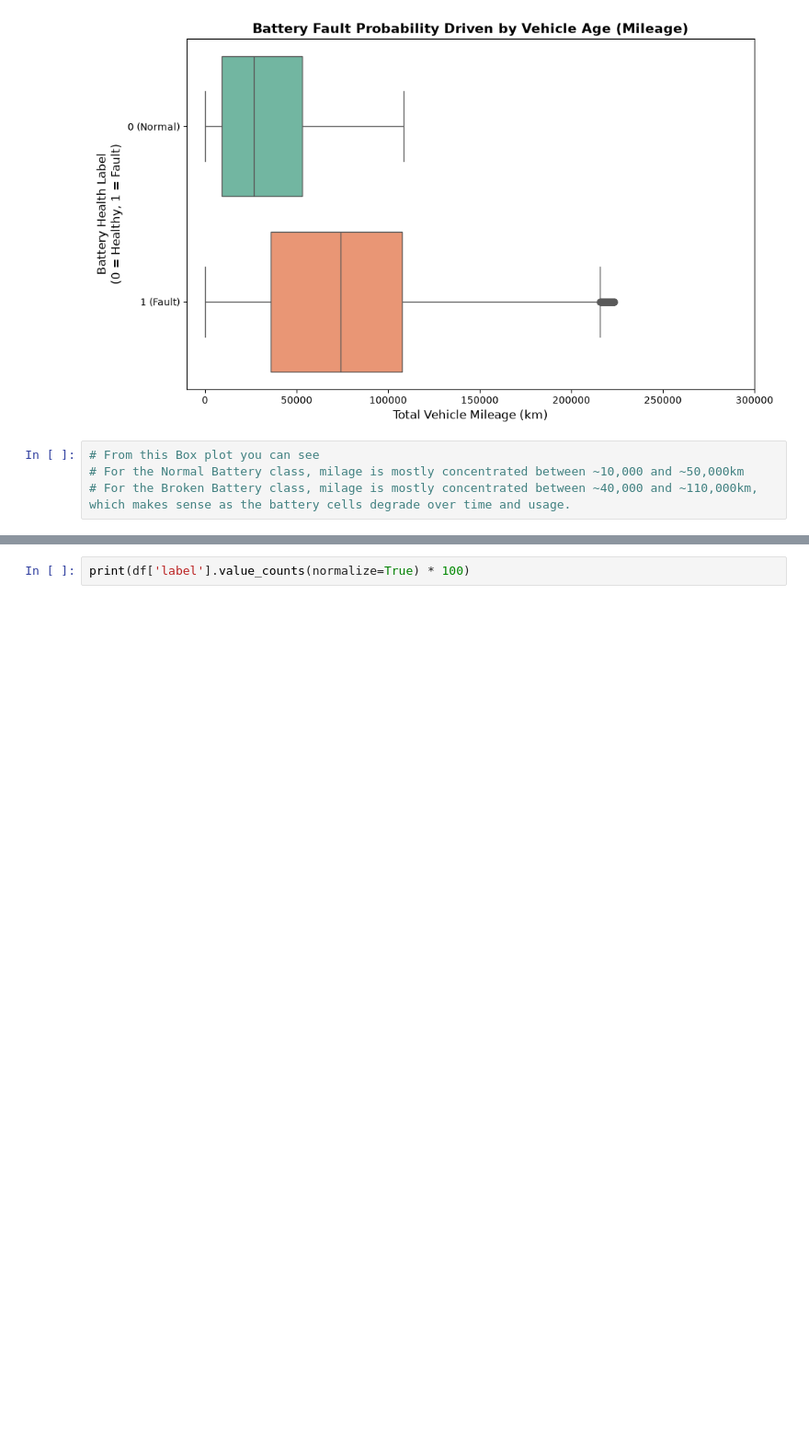
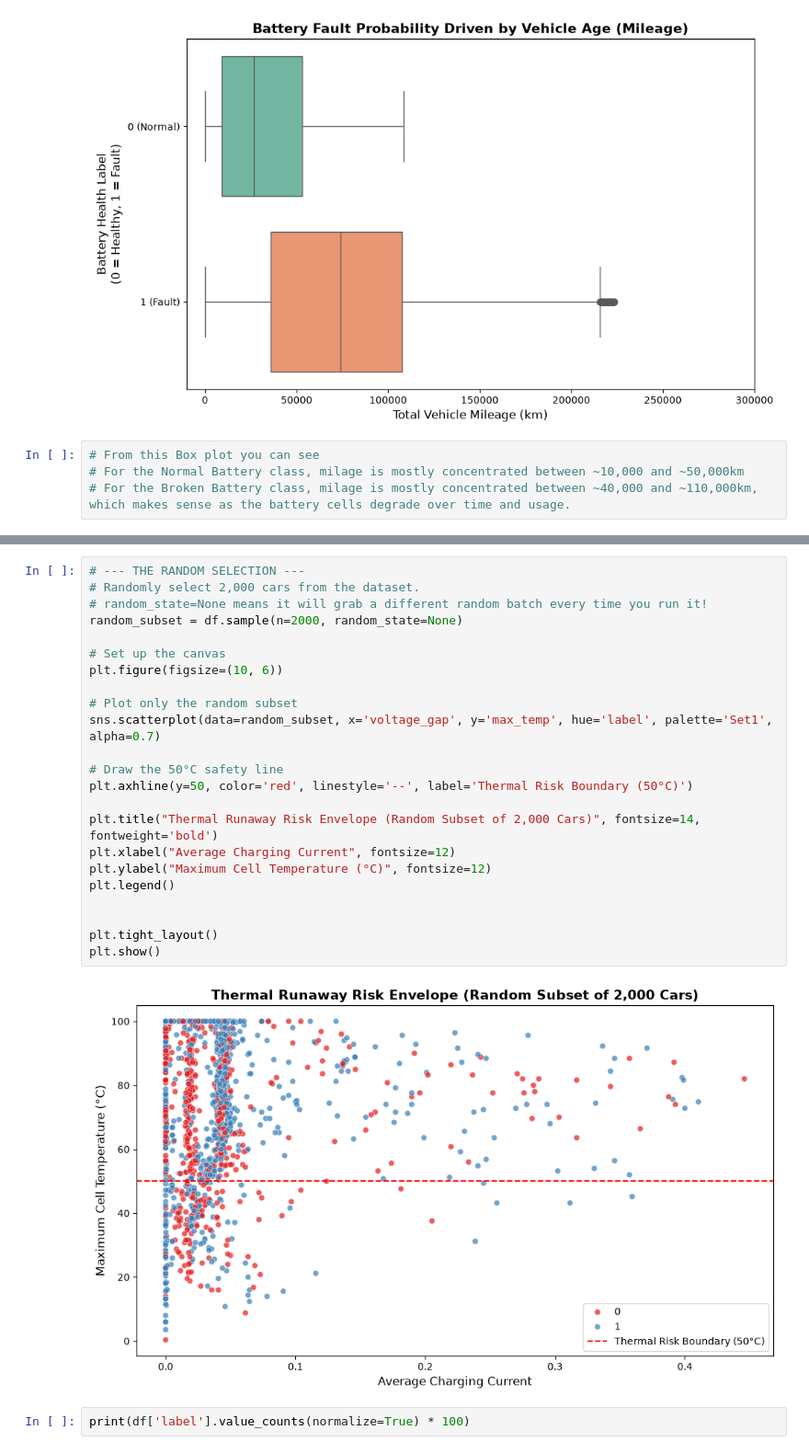
Before and after one commit to TO0823/ev-battery-safety-api, a Jupyter notebook: notebooks/work.ipynb, the cells around one changed output, grey strips where cells are left out. Shown at 92% size. Saved outputs shown, nothing was run; the diff lists cells and outputs as text; blank space fills up the shorter version.

```diff
--- a/notebooks/work.ipynb
+++ b/notebooks/work.ipynb
@@ -371,3 +127,28 @@ plt.show()
+# %%
+# --- THE RANDOM SELECTION ---
+# Randomly select 2,000 cars from the dataset.
+# random_state=None means it will grab a different random batch every time you run it!
+random_subset = df.sample(n=2000, random_state=None)
+
+# Set up the canvas
+plt.figure(figsize=(10, 6))
+
+# Plot only the random subset
+sns.scatterplot(data=random_subset, x='voltage_gap', y='max_temp', hue='label', palette='Set1', alpha=0.7)
+
+# Draw the 50°C safety line
+plt.axhline(y=50, color='red', linestyle='--', label='Thermal Risk Boundary (50°C)')
+
+plt.title("Thermal Runaway Risk Envelope (Random Subset of 2,000 Cars)", fontsize=14, fontweight='bold')
+plt.xlabel("Average Charging Current", fontsize=12)
+plt.ylabel("Maximum Cell Temperature (°C)", fontsize=12)
+plt.legend()
+
+
+plt.tight_layout()
+plt.show()
+# %% [output]
+[figure, added]
 # %%
 print(df['label'].value_counts(normalize=True) * 100)
 # %% [output]
```
Also changed, not shown: parts of 13 cells of this notebook, 11 other files.
